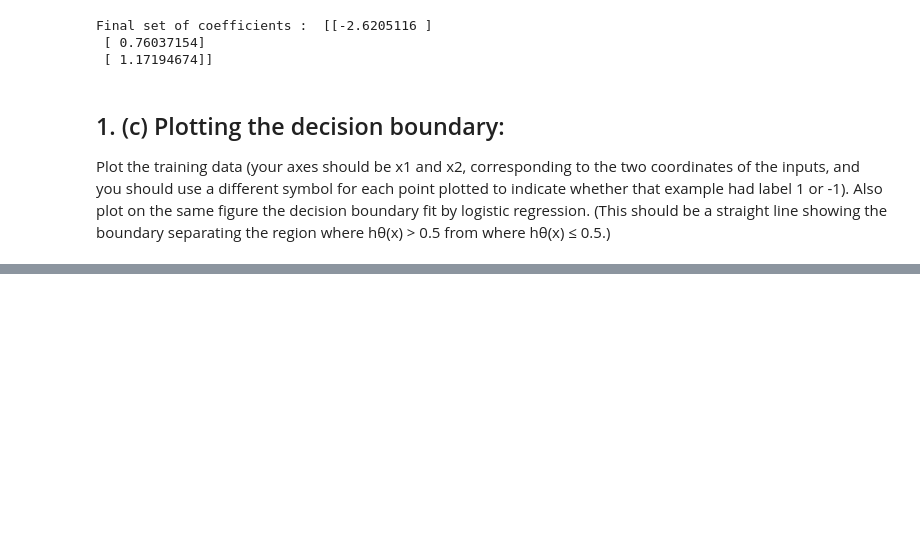
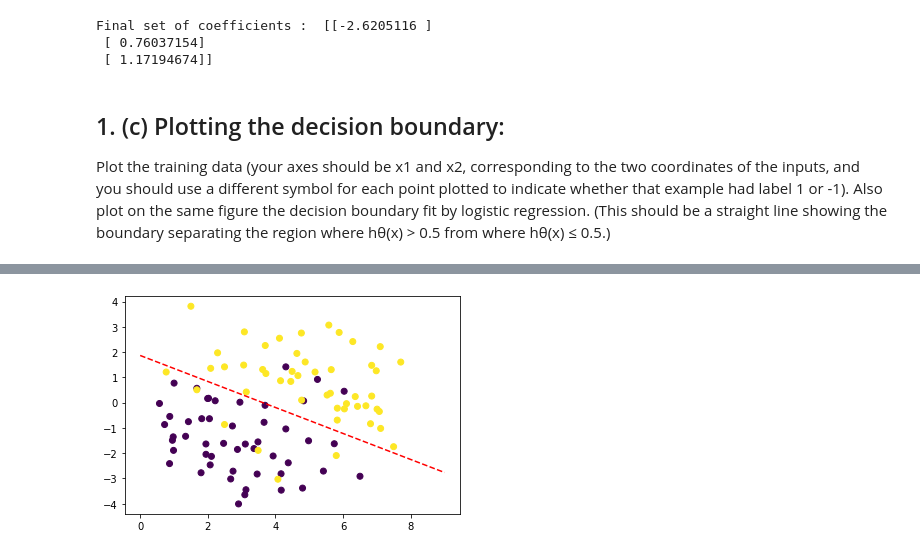
Before and after one commit to Arushi04/MachineLearning_CS229, a Jupyter notebook: logistic_regression.ipynb, the cells around one changed output, grey strips where cells are left out. Saved outputs shown, nothing was run; the diff lists cells and outputs as text; code cells hidden in the pictures; blank space fills up the shorter version.

```diff
--- a/logistic_regression.ipynb
+++ b/logistic_regression.ipynb
@@ -135,0 +215,11 @@ plt.show()
+# %%
+x1 = feat_t[:, 0]
+x2 = feat_t[:, 1]
+line_x = torch.linspace(min(x1), max(x1), 10) #selecting 10 random numbers equally spaced between min and max
+
+line = (model.linear.bias.item() + model.linear.weight[0][0].item() * line_x) / (-model.linear.weight[0][1].item())
+plt.scatter(x1, x2, c=label[:,0].tolist())
+plt.plot(line, '--', c="red")
+plt.show()
+# %% [output]
+[figure, added]
```
Also changed, not shown: parts of 9 cells of this notebook.
